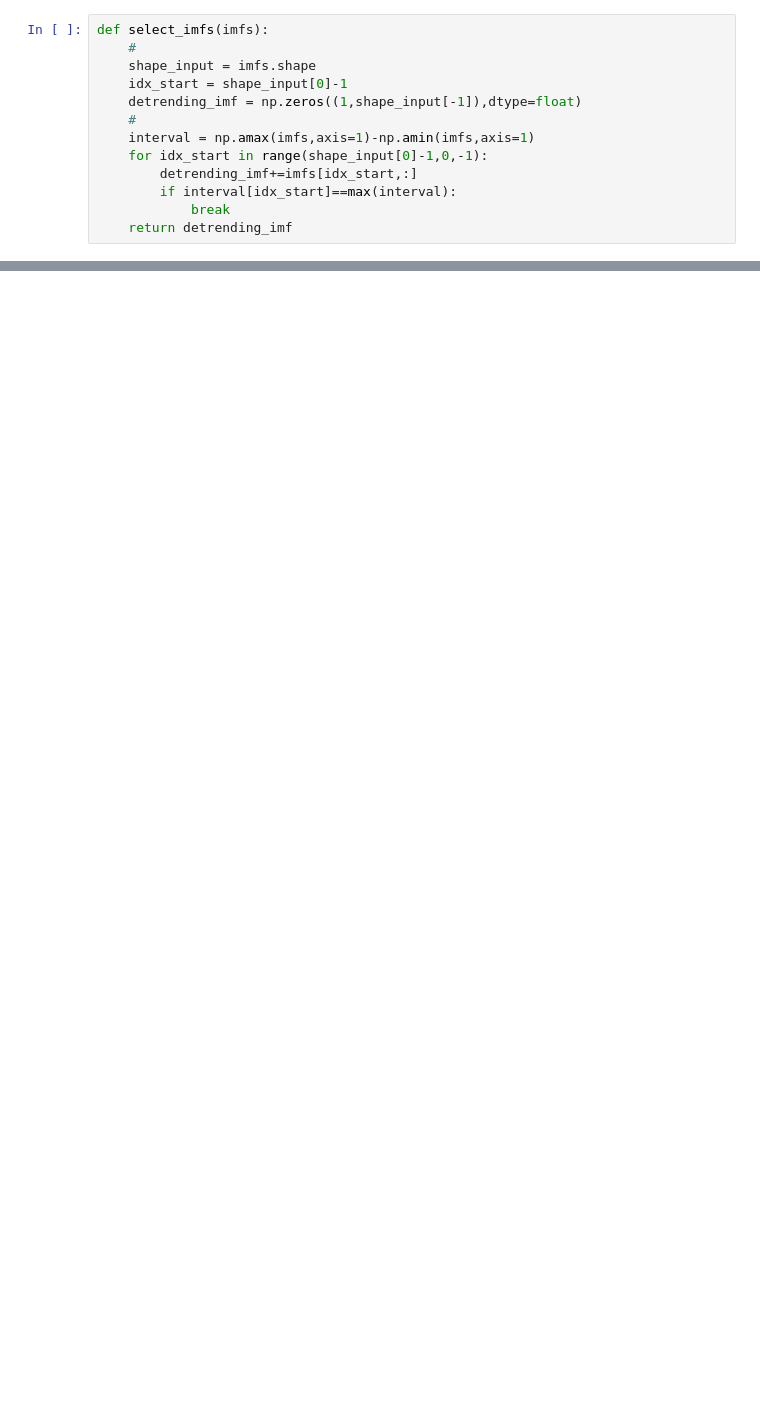
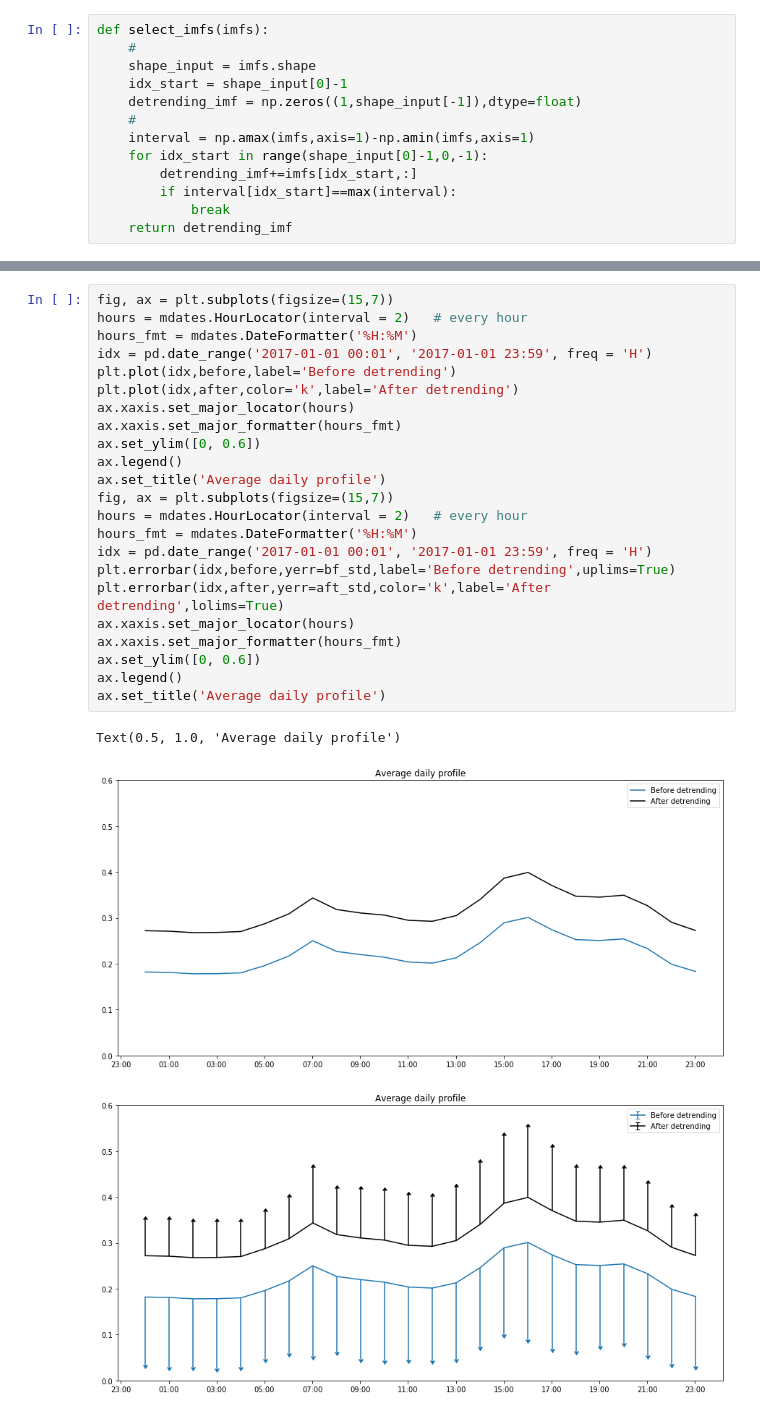
Before and after one commit to ChrCoello/EMD_2_Load, a Jupyter notebook: EMD_hyperparameters.ipynb, the cells around one changed output, grey strips where cells are left out. Saved outputs shown, nothing was run; the diff lists cells and outputs as text; blank space fills up the shorter version.

```diff
--- a/EMD_hyperparameters.ipynb
+++ b/EMD_hyperparameters.ipynb
@@ -64,0 +68,27 @@ pd1.groupby(pd1.index.time)
+# %%
+fig, ax = plt.subplots(figsize=(15,7))
+hours = mdates.HourLocator(interval = 2)   # every hour
+hours_fmt = mdates.DateFormatter('%H:%M')
+idx = pd.date_range('2017-01-01 00:01', '2017-01-01 23:59', freq = 'H')
+plt.plot(idx,before,label='Before detrending')
+plt.plot(idx,after,color='k',label='After detrending')
+ax.xaxis.set_major_locator(hours)
+ax.xaxis.set_major_formatter(hours_fmt)
+ax.set_ylim([0, 0.6])
+ax.legend()
+ax.set_title('Average daily profile')
+fig, ax = plt.subplots(figsize=(15,7))
+hours = mdates.HourLocator(interval = 2)   # every hour
+hours_fmt = mdates.DateFormatter('%H:%M')
+idx = pd.date_range('2017-01-01 00:01', '2017-01-01 23:59', freq = 'H')
+plt.errorbar(idx,before,yerr=bf_std,label='Before detrending',uplims=True)
+plt.errorbar(idx,after,yerr=aft_std,color='k',label='After detrending',lolims=True)
+ax.xaxis.set_major_locator(hours)
+ax.xaxis.set_major_formatter(hours_fmt)
+ax.set_ylim([0, 0.6])
+ax.legend()
+ax.set_title('Average daily profile')
+# %% [output]
+Text(0.5, 1.0, 'Average daily profile')
+[figure, added]
+[figure, added]
```
Also changed, not shown: parts of 10 cells of this notebook, 1 other file.
